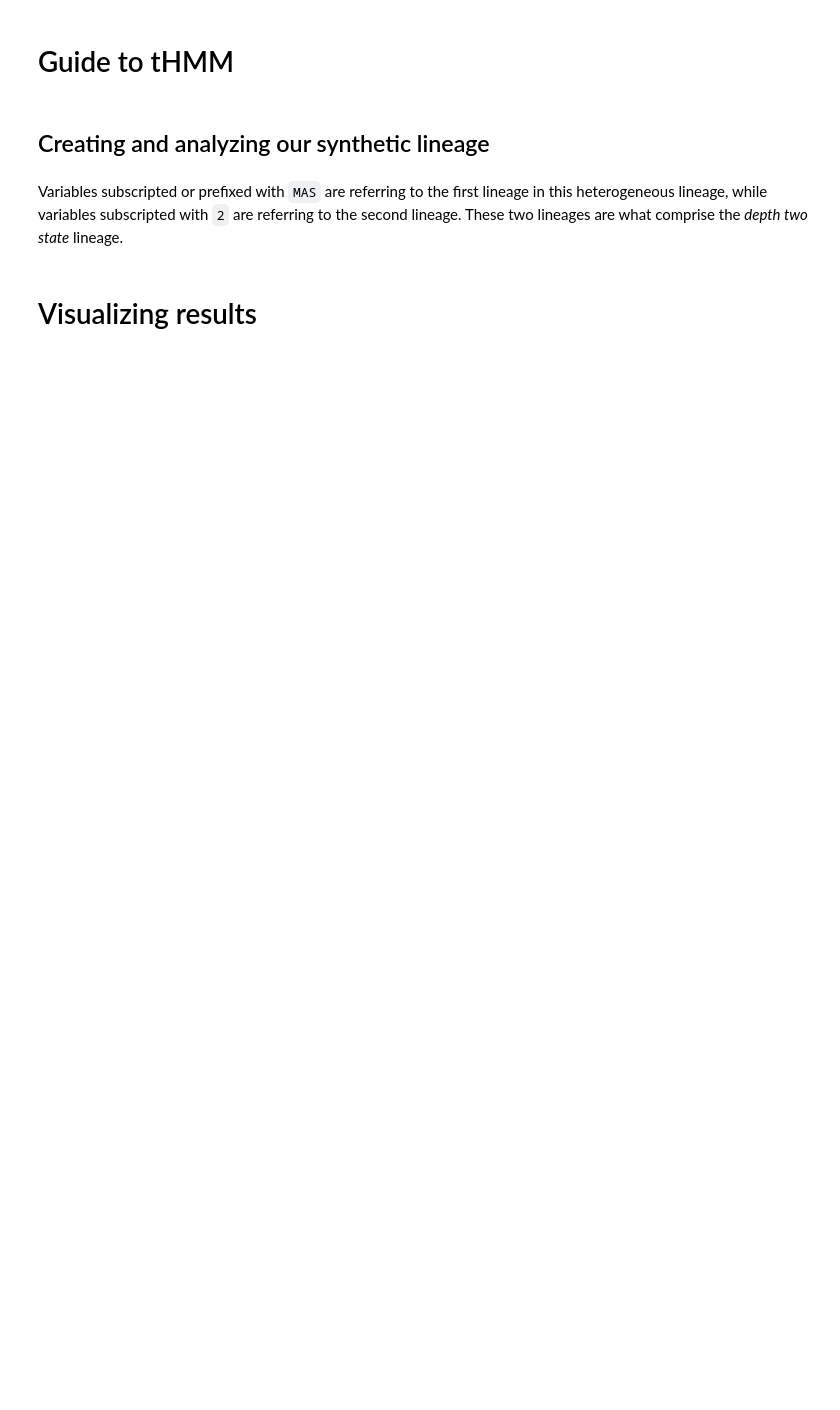
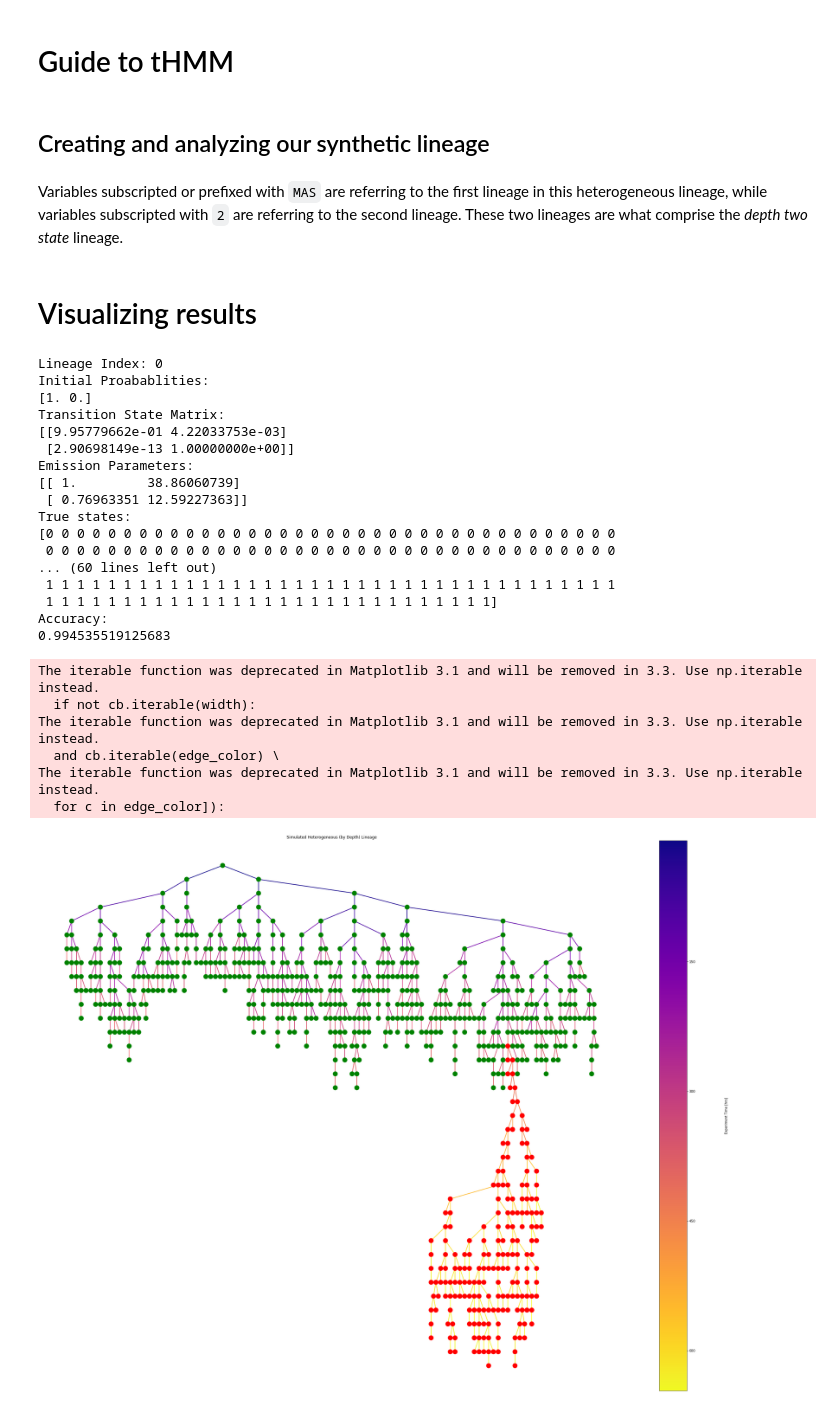
Before and after one commit to meyer-lab/tHMM, a Jupyter notebook: Guide_to_tHMM.ipynb, the cells around one changed output. Saved outputs shown, nothing was run; the diff lists cells and outputs as text; code cells hidden in the pictures; blank space fills up the shorter version.

```diff
--- a/Guide_to_tHMM.ipynb
+++ b/Guide_to_tHMM.ipynb
@@ -46,46 +39,70 @@ beta2 = [20] # the exponential parameter regarding how long a cell lives [hours]
 # making sure the correct parent-daughter links exist, the cells in the second lineage recognize the root cell of
 # the master lineage tree, etc.
 
-max_lin_length = 300 # for the purpose of visualizing data, we set restrictions on the maximum length and
+max_lin_length = 200 # for the purpose of visualizing data, we set restrictions on the maximum length and
 min_lin_length = 5 # minimum length of the lineage generated
 FOM='E' # this just tells the code that we are using an exponential Force of Mortality
 X, newLineage, masterLineage, subLineage2 = Depth_Two_State_Lineage(T_MAS, MASinitCells, MASlocBern, T_2, initCells2, locBern2, FOM=FOM, betaExp=MASbeta, betaExp2=beta2)
 
 X1 = remove_singleton_lineages(X) # this removes lineages that are just one cell as they seem to break under the analysus
-x_new, end_time = remove_unfinished_cells(X1)
-# X = remove_unfinished_cells(X) # this removes cells that lived past the experimental end time
+X2 = remove_unfinished_cells(X1) # this removes cells that lived past the experimental end time
 
 numStates = 2 # need to tell our code how many states we expect to see
-_, _, all_states, tHMMobj, _, _ = Analyze(x_new, numStates) # this function contains the bulk of our analysis code
+_, _, all_states, tHMMobj, _, _ = Analyze(X2, numStates) # this function contains the bulk of our analysis code
 # that is, it neatly runs our analysis steps in order
 # %% [markdown]
 # Visualizing results
 # %%
 getAccuracy(tHMMobj, all_states, verbose=True) # this function simply runs the state comparison and checks for accuracy
 import matplotlib as mpl
 from matplotlib import ticker
 
-G, cmap, _ = make_colormap_graph(x_new)
+G, cmap, _ = make_colormap_graph(X2)
 M = G.number_of_edges()
 edge_weights = [d for (u,v,d) in G.edges.data('weight')]
 #pos prog options: neato, dot, twopi, circo (don't use), fdp (don't use), nop (don't use), wc (don't use), acyclic (don't use), gvpr (don't use), gvcolor (don't use), ccomps (don't use), sccmap (don't use), tred (don't use), sfdp (don't use), unflatten (don't use)
 pos = graphviz_layout(G, prog='dot', root=0)
 plt.figure(figsize=(40,31))
 plt.figaspect(1)
 node_size = 200
 nodes = nx.draw_networkx_nodes(G, pos, node_size=node_size, node_color=cmap, alpha=1)
 edges = nx.draw_networkx_edges(G, pos, node_size=node_size, edge_color=edge_weights, edge_cmap=plt.cm.plasma, width=2)
 
 ax = plt.gca()
 ax.set_axis_off()
 cb = plt.colorbar(edges, ticks=edge_weights)
 tick_locator = ticker.MaxNLocator(nbins=5)
 cb.locator = tick_locator
 cb.update_ticks()
 cb.set_label(label=r'Experiment Time [hrs]', labelpad=90)
 cb.ax.invert_yaxis()
 plt.title('Simulated Heterogeneous (by Depth) Lineage')
 plt.rcParams.update({'font.size': 64})
 plt.savefig('true.svg')
 plt.show()
+# %% [output]
+Lineage Index: 0
+Initial Proabablities:
+[1. 0.]
+Transition State Matrix:
+[[9.95779662e-01 4.22033753e-03]
+ [2.90698149e-13 1.00000000e+00]]
+Emission Parameters:
+[[ 1.         38.86060739]
+ [ 0.76963351 12.59227363]]
+True states:
+[0 0 0 0 0 0 0 0 0 0 0 0 0 0 0 0 0 0 0 0 0 0 0 0 0 0 0 0 0 0 0 0 0 0 0 0 0
+ 0 0 0 0 0 0 0 0 0 0 0 0 0 0 0 0 0 0 0 0 0 0 0 0 0 0 0 0 0 0 0 0 0 0 0 0 0
+... (60 lines left out)
+ 1 1 1 1 1 1 1 1 1 1 1 1 1 1 1 1 1 1 1 1 1 1 1 1 1 1 1 1 1 1 1 1 1 1 1 1 1
+ 1 1 1 1 1 1 1 1 1 1 1 1 1 1 1 1 1 1 1 1 1 1 1 1 1 1 1 1 1]
+Accuracy:
+0.994535519125683
+The iterable function was deprecated in Matplotlib 3.1 and will be removed in 3.3. Use np.iterable instead.
+  if not cb.iterable(width):
+The iterable function was deprecated in Matplotlib 3.1 and will be removed in 3.3. Use np.iterable instead.
+  and cb.iterable(edge_color) \
+The iterable function was deprecated in Matplotlib 3.1 and will be removed in 3.3. Use np.iterable instead.
+  for c in edge_color]):
+[figure, added]
 # %%
```
Also changed, not shown: parts of 2 cells of this notebook, 1 other file.
